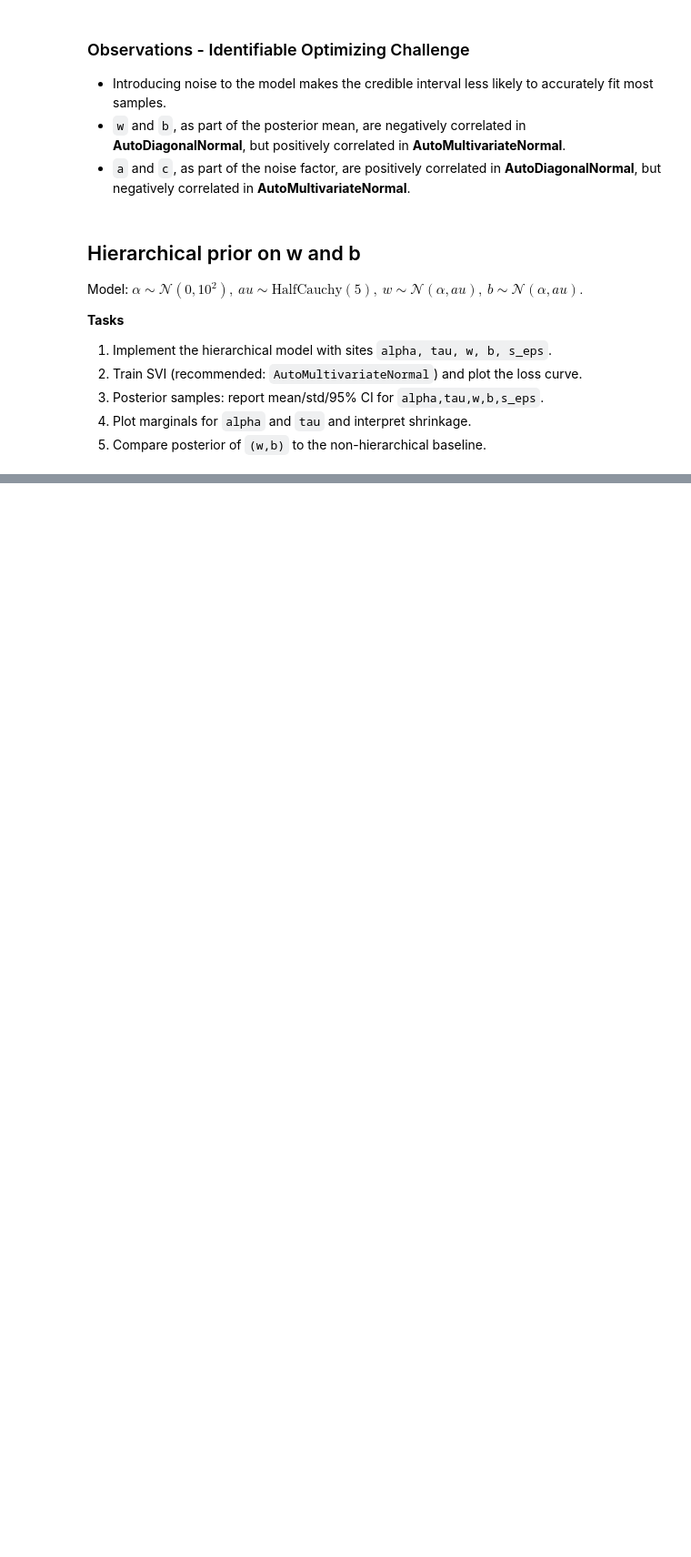
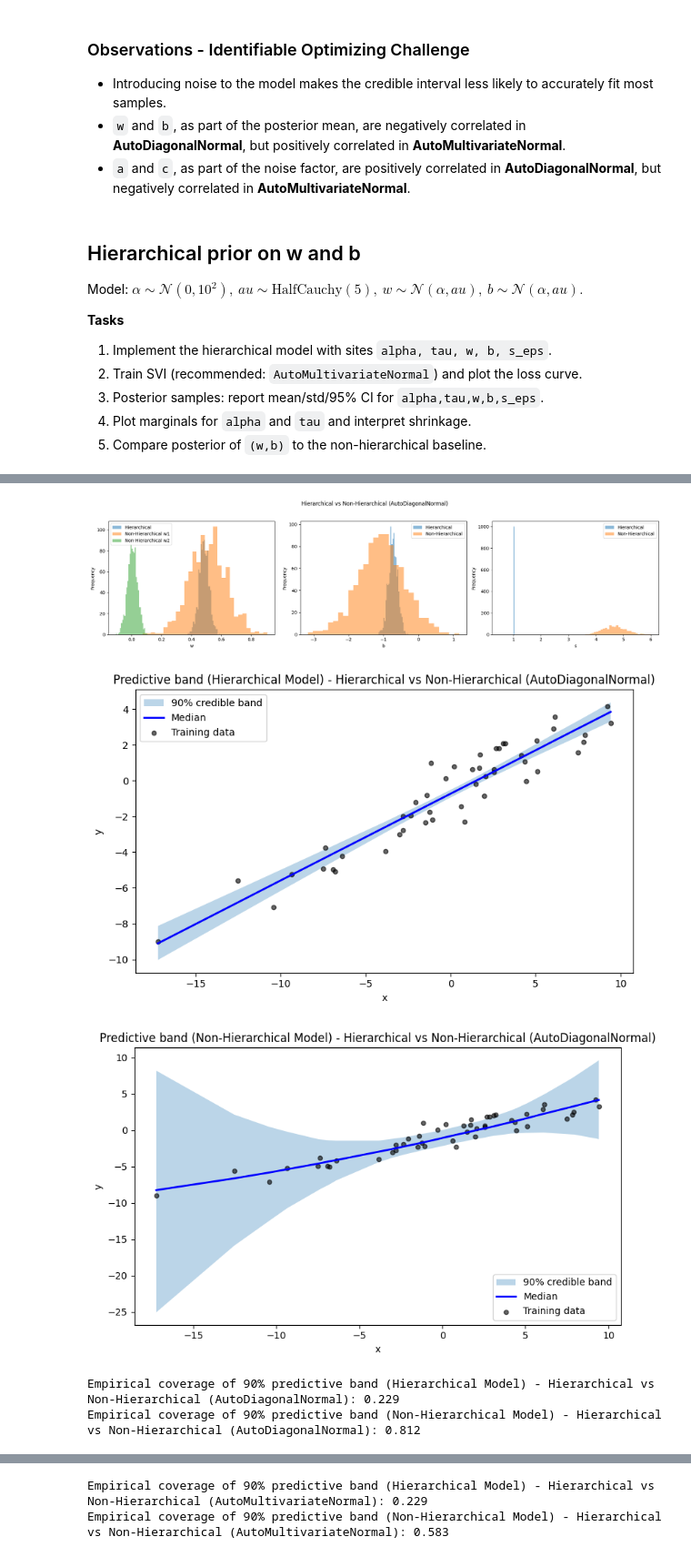
Before and after one commit to kmock930/Course-Uncertainty-Machine-Learning-2026, a Jupyter notebook: Assignment 2/SVI_assignment_questions (2).ipynb, the cells around one changed output, grey strips where cells are left out. Shown at 91% size. Cells and saved outputs as stored; diff of their text form; code cells hidden in the pictures; blank space fills up the shorter version.

```diff
--- a/Assignment 2/SVI_assignment_questions (2).ipynb
+++ b/Assignment 2/SVI_assignment_questions (2).ipynb
@@ -782,0 +868,55 @@ $\alpha\sim\mathcal N(0,10^2),\ 	au\sim\mathrm{HalfCauchy}(5),\ w\sim\mathcal N(
+# %%
+# Compare: hierarchical vs non-hierarchical
+def compare_hierarchical_nonhierarchical(pred_hier, pred_nonhier, title='Comparison of Hierarchical vs Non-Hierarchical'):
+    plt.figure(figsize=(18, 5))
+    plt.suptitle(title)
+
+    # w comparison
+    plt.subplot(1, 3, 1)
+    plt.hist(pred_hier['w'], alpha=0.5, label='Hierarchical', bins=30)
+    plt.hist(pred_nonhier['w1'], alpha=0.5, label='Non-Hierarchical w1', bins=30)
+    plt.hist(pred_nonhier['w2'], alpha=0.5, label='Non-Hierarchical w2', bins=30)
+    plt.xlabel('w')
+    plt.ylabel('Frequency')
+    plt.legend()
+
+    # b comparison
+    plt.subplot(1, 3, 2)
+    plt.hist(pred_hier['b'], alpha=0.5, label='Hierarchical', bins=30)
+    plt.hist(pred_nonhier['w0'], alpha=0.5, label='Non-Hierarchical', bins=30)
+    plt.xlabel('b')
+    plt.ylabel('Frequency')
+    plt.legend()
+
+    # Noise comparison
+    plt.subplot(1, 3, 3)
+    plt.hist(pred_hier['s'], alpha=0.5, label='Hierarchical', bins=30)
+    plt.hist(pred_nonhier['s_eps'], alpha=0.5, label='Non-Hierarchical', bins=30)
+    plt.xlabel('s')
+    plt.ylabel('Frequency')
+    plt.legend()
+
+    plt.tight_layout(rect=[0, 0.03, 1, 0.95])
+    plt.show()
+
+    quantile1, quantile2, quantile3 = predictive_band_from_mu(pred_hier['mu'])
+    plot_predictive_band(x_tr, y_tr, quantile1, quantile2, quantile3, title=f'Predictive band (Hierarchical Model) - {title}')
+    coverage_hier = coverage_from_mu(pred_hier['mu'], y_tr, alpha=0.10)
+
+    quantile1, quantile2, quantile3 = predictive_band_from_mu(pred_nonhier['mu'])
+    plot_predictive_band(x_tr, y_tr, quantile1, quantile2, quantile3, title=f'Predictive band (Non-Hierarchical Model) - {title}')
+    coverage_non_hier = coverage_from_mu(pred_nonhier['mu'], y_tr, alpha=0.10)
+
+    print(f"Empirical coverage of 90% predictive band (Hierarchical Model) - {title}: {coverage_hier:.3f}")
+    print(f"Empirical coverage of 90% predictive band (Non-Hierarchical Model) - {title}: {coverage_non_hier:.3f}")
+
+pred_hier_auto = sample_posterior(hierarchical_model, svi_hier_auto, state_hier_auto, key1, x_tr, num_samples=1000, sites=["w", "b", "s", "mu"])
+pred_hier_mv = sample_posterior(hierarchical_model, svi_hier_mv, state_hier_mv, key2, x_tr, num_samples=1000, sites=["w", "b", "s", "mu"])
+compare_hierarchical_nonhierarchical(pred_hier_auto, pred_auto, title='Hierarchical vs Non-Hierarchical (AutoDiagonalNormal)')
+compare_hierarchical_nonhierarchical(pred_hier_mv, pred_mv, title='Hierarchical vs Non-Hierarchical (AutoMultivariateNormal)')
+# %% [output]
+[figure, added]
+[figure, added]
+[figure, added]
+Empirical coverage of 90% predictive band (Hierarchical Model) - Hierarchical vs Non-Hierarchical (AutoDiagonalNormal): 0.229
+Empirical coverage of 90% predictive band (Non-Hierarchical Model) - Hierarchical vs Non-Hierarchical (AutoDiagonalNormal): 0.812
@@ -782,0 +926,2 @@ $\alpha\sim\mathcal N(0,10^2),\ 	au\sim\mathrm{HalfCauchy}(5),\ w\sim\mathcal N(
+Empirical coverage of 90% predictive band (Hierarchical Model) - Hierarchical vs Non-Hierarchical (AutoMultivariateNormal): 0.229
+Empirical coverage of 90% predictive band (Non-Hierarchical Model) - Hierarchical vs Non-Hierarchical (AutoMultivariateNormal): 0.583
```
Also changed, not shown: parts of 12 cells of this notebook.
